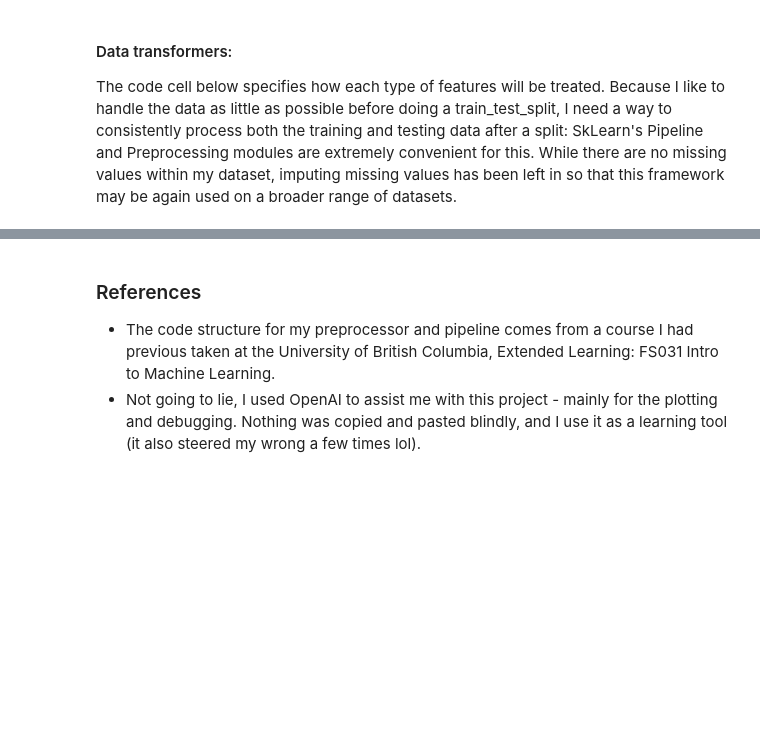
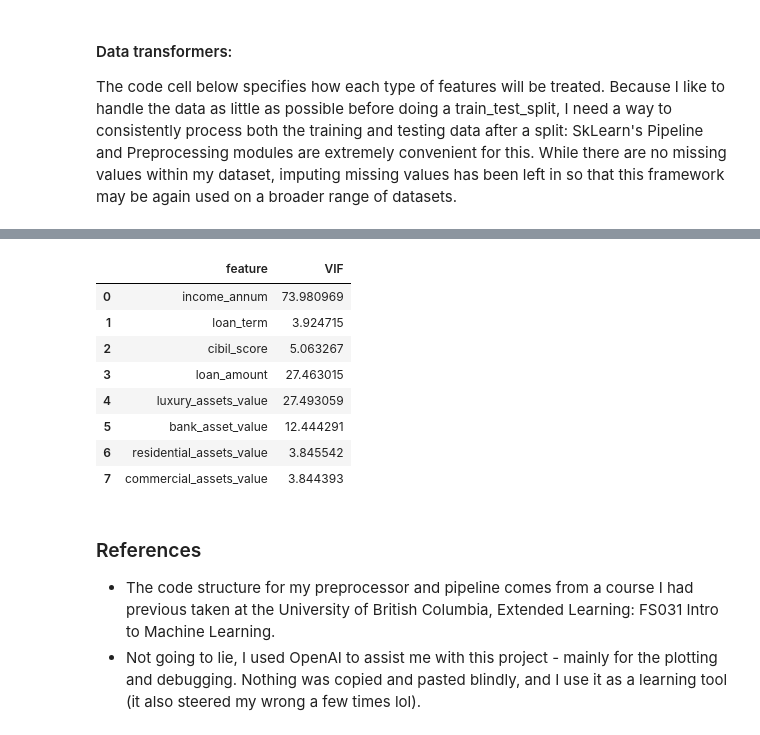
Before and after one commit to FleaBusyBeeBergs/dtsa5509, a Jupyter notebook: final-project.ipynb, the cells around one changed output, grey strips where cells are left out. Drawn from its saved outputs; the diff is of its cells as text; code cells hidden in the pictures; blank space fills up the shorter version.

```diff
--- a/final-project.ipynb
+++ b/final-project.ipynb
@@ -311,3 +342,22 @@ results_df
+# %%
+# df for results
+vif_data = pd.DataFrame()
+vif_data['feature'] = X_train[numeric_feats].columns
+
+# vif for each feat
+vif_data['VIF'] = [variance_inflation_factor(X_train[numeric_feats].values, i) for i in range(len(X_train[numeric_feats].columns))]
+
+vif_data
+# %% [output]
+|  | feature | VIF |
+| 0 | income_annum | 73.980969 |
+| 1 | loan_term | 3.924715 |
+| 2 | cibil_score | 5.063267 |
+| 3 | loan_amount | 27.463015 |
+| 4 | luxury_assets_value | 27.493059 |
+| 5 | bank_asset_value | 12.444291 |
+| 6 | residential_assets_value | 3.845542 |
+| 7 | commercial_assets_value | 3.844393 |
 # %% [markdown]
 ### References
 
```
Also changed, not shown: parts of 24 cells of this notebook.
